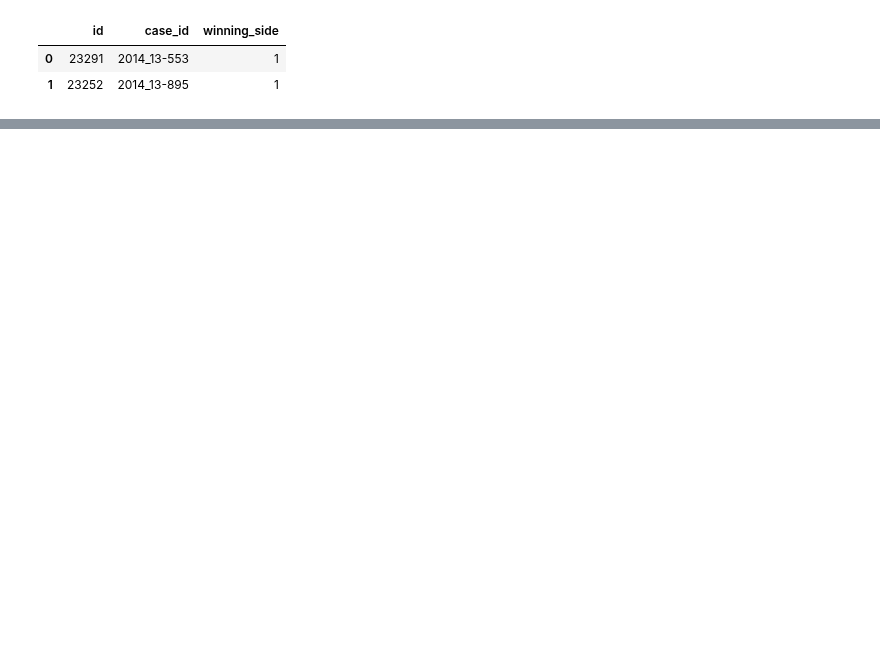
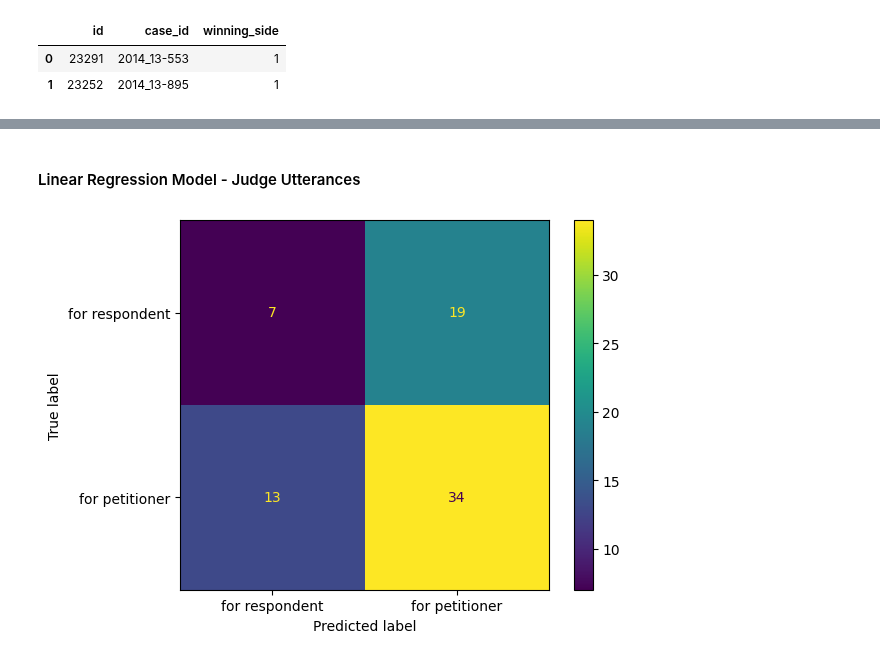
Before and after one commit to michplunkett/supreme-court-ml-predictions, a Jupyter notebook: final_presentation.ipynb, the cells around one changed output, grey strips where cells are left out. Cells and saved outputs as stored; diff of their text form; code cells hidden in the pictures; blank space fills up the shorter version.

```diff
--- a/final_presentation.ipynb
+++ b/final_presentation.ipynb
@@ -87,0 +344,6 @@ utterances.head(2)
+# %% [markdown]
+#### Linear Regression Model - Judge Utterances
+# %%
+disp_conf_matrix(lr.confusion_matrix["judge_aggregations"])
+# %% [output]
+[figure, added]
```
Also changed, not shown: parts of 91 cells of this notebook, 3 other files.
